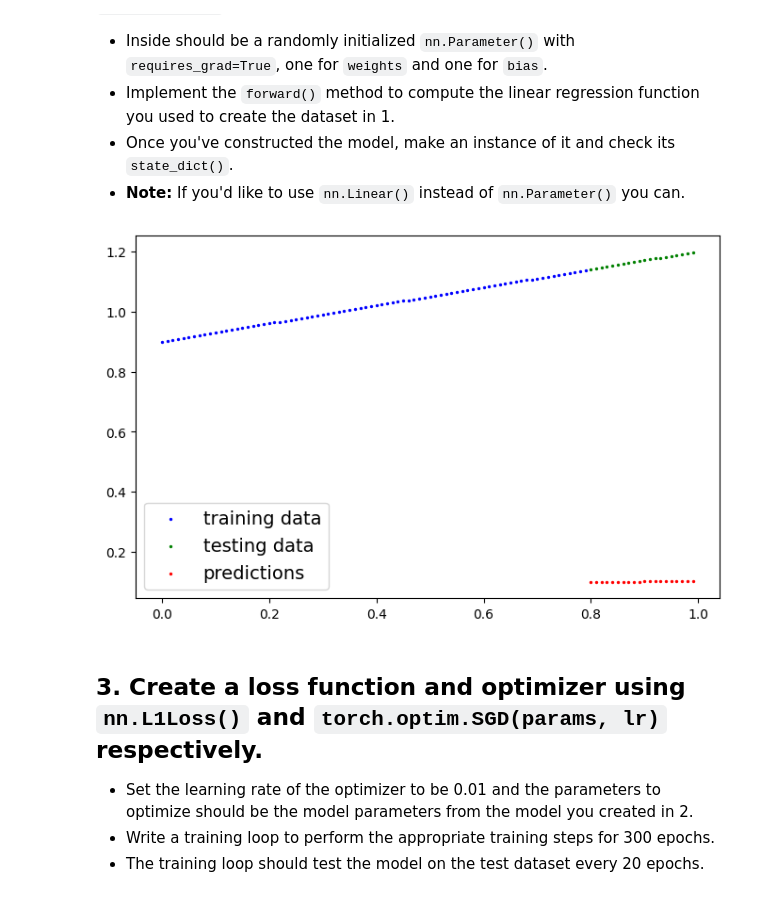
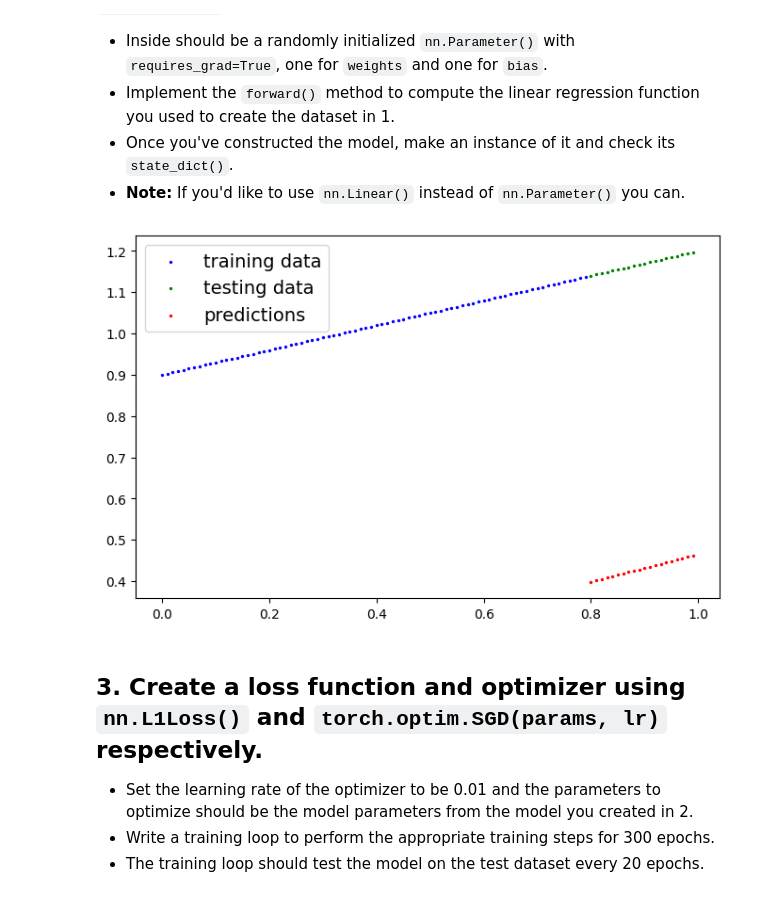
Before and after one commit to ruxir-ig/PyTorch-Practice, a Jupyter notebook: 01_pytorch_workflow_exercises.ipynb, the cells around one changed output. Saved outputs shown, nothing was run; the diff lists cells and outputs as text; code cells hidden in the pictures.

```diff
--- a/01_pytorch_workflow_exercises.ipynb
+++ b/01_pytorch_workflow_exercises.ipynb
@@ -75,11 +79,11 @@ X: tensor([[0.0000],
 # %%
 # Split the data into training and testing
 train_test_split = int(0.8 * len(X))
-X_train, y_train = X[:train_test_split], y[:train_test_split]
-X_test, y_test = X[train_test_split:], y[train_test_split:]
+X_train, y_train = X[:train_test_split].to(device), y[:train_test_split].to(device)
+X_test, y_test = X[train_test_split:].to(device), y[train_test_split:].to(device)
 # %%
 # Plot the training and testing data
-def plot_predictions(train_data = X_train,train_label = y_train, test_data = X_test, test_label = y_test ,predictions=None):
+def plot_predictions(train_data = X_train.cpu(), train_label = y_train.cpu(), test_data = X_test.cpu(), test_label = y_test.cpu() ,predictions=None):
 
   plt.figure(figsize=(8, 5))
 
@@ -87,8 +91,6 @@ def plot_predictions(train_data = X_train,train_label = y_train, test_data = X_t
   plt.scatter(test_data, test_label, c="g", s=2, label="testing data")
 
   if predictions is not None:
-    plt.scatter(test_data, predictions, c="r", s=2, label="predictions")
+    plt.scatter(test_data, predictions.cpu(), c="r", s=2, label="predictions")
 
   plt.legend(prop={"size": 14})
-
-plot_predictions()
@@ -114,13 +114,14 @@ class LinearRegressionModel(nn.Module):
     return self.weights * x +self.bias
 # %%
 # Instantiate the model and put it to the target device
-model_0 = LinearRegressionModel()
+torch.manual_seed(42)
+model_0 = LinearRegressionModel().to(device)
 
 with torch.inference_mode():
     y_preds = model_0(X_test)
     plot_predictions(predictions=y_preds)
 # %% [output]
-[figure, old version]
+[figure, new version]
 # %% [markdown]
 ## 3. Create a loss function and optimizer using `nn.L1Loss()` and `torch.optim.SGD(params, lr)` respectively.
   * Set the learning rate of the optimizer to be 0.01 and the parameters to optimize should be the model parameters from the model you created in 2.
```
Also changed, not shown: parts of 9 cells of this notebook.
